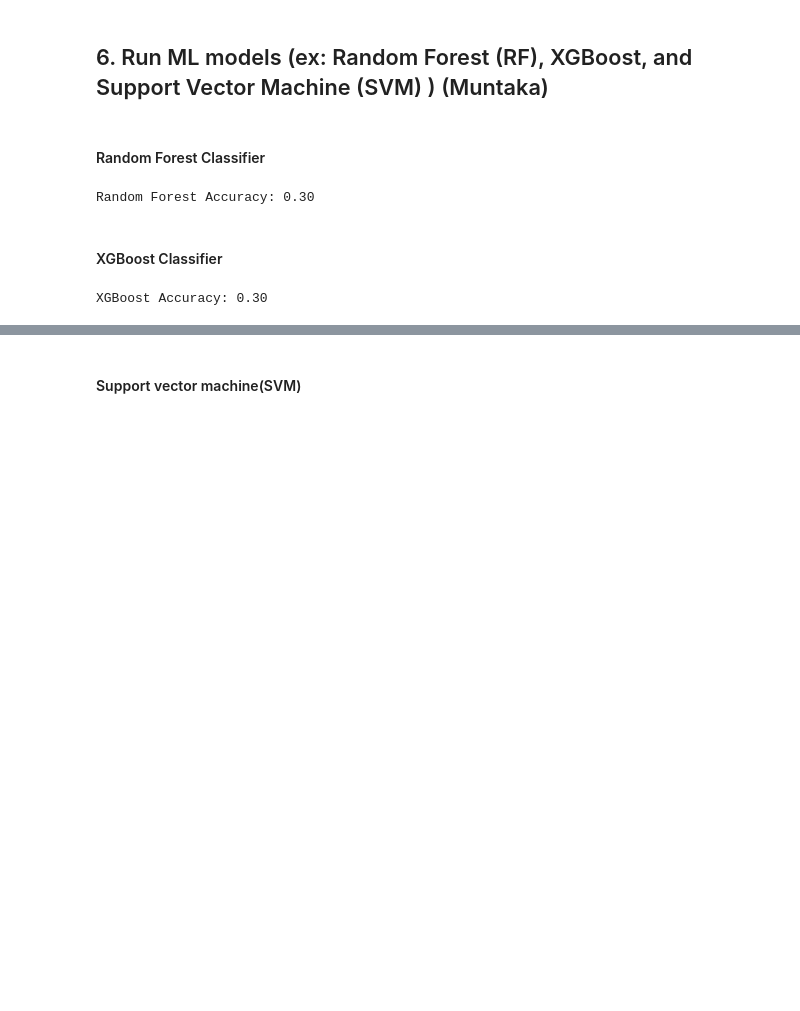
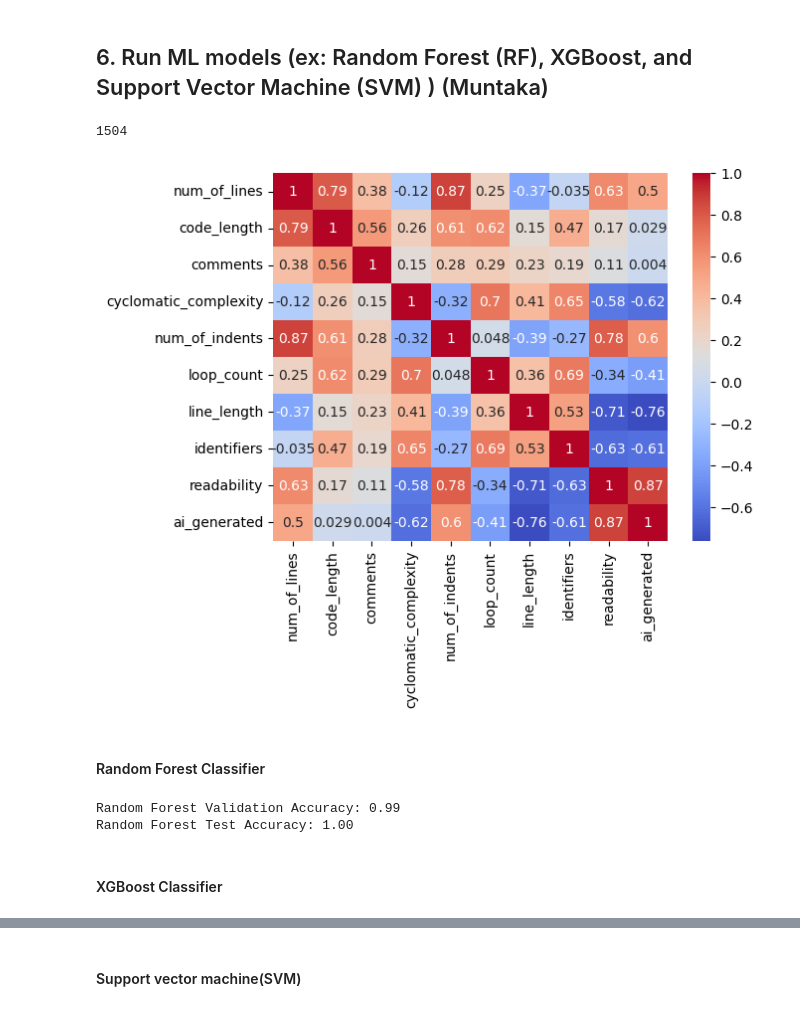
Before and after one commit to apang024/CS205AIGeneratedCode, a Jupyter notebook: main.ipynb, the cells around one changed output, grey strips where cells are left out. Cells and saved outputs as stored; diff of their text form; code cells hidden in the pictures; blank space fills up the shorter version.

```diff
--- a/main.ipynb
+++ b/main.ipynb
@@ -230,0 +216,14 @@ X_test_scaled = scaler.transform(X_test)
+# %%
+df = pd.DataFrame(data_combined)
+# print(df.head(5))
+# %%
+num_rows = df[df['ai_generated'] == 1].shape[0]
+print(num_rows)
+# %% [output]
+1504
+# %%
+corr_matrix = df.select_dtypes(include=['number']).corr()
+sns.heatmap(corr_matrix, annot=True, cmap="coolwarm")
+plt.show()
+# %% [output]
+[figure, added]
@@ -233,18 +251,17 @@ X_test_scaled = scaler.transform(X_test)
 # %%
 rf_model = RandomForestClassifier(n_estimators=100, random_state=42)
 rf_model.fit(X_train_scaled, y_train)
-rf_preds = rf_model.predict(X_test_scaled)
-rf_acc = accuracy_score(y_test, rf_preds)
-print(f"Random Forest Accuracy: {rf_acc:.2f}")
+
+val_preds = rf_model.predict(X_val_scaled)
+test_preds = rf_model.predict(X_test_scaled)
+
+val_acc = accuracy_score(y_val, val_preds)
+test_acc = accuracy_score(y_test, test_preds)
+
+print(f"Random Forest Validation Accuracy: {val_acc:.2f}")
+print(f"Random Forest Test Accuracy: {test_acc:.2f}")
 # %% [output]
-Random Forest Accuracy: 0.30
+Random Forest Validation Accuracy: 0.99
+Random Forest Test Accuracy: 1.00
 # %% [markdown]
 #### XGBoost Classifier
-# %%
-xgb_model = XGBClassifier(eval_metric='logloss')
-xgb_model.fit(X_train_scaled, y_train)
-xgb_preds = xgb_model.predict(X_test_scaled)
-xgb_acc = accuracy_score(y_test, xgb_preds)
-print(f"XGBoost Accuracy: {xgb_acc:.2f}")
-# %% [output]
-XGBoost Accuracy: 0.30
```
Also changed, not shown: parts of 16 cells of this notebook.
